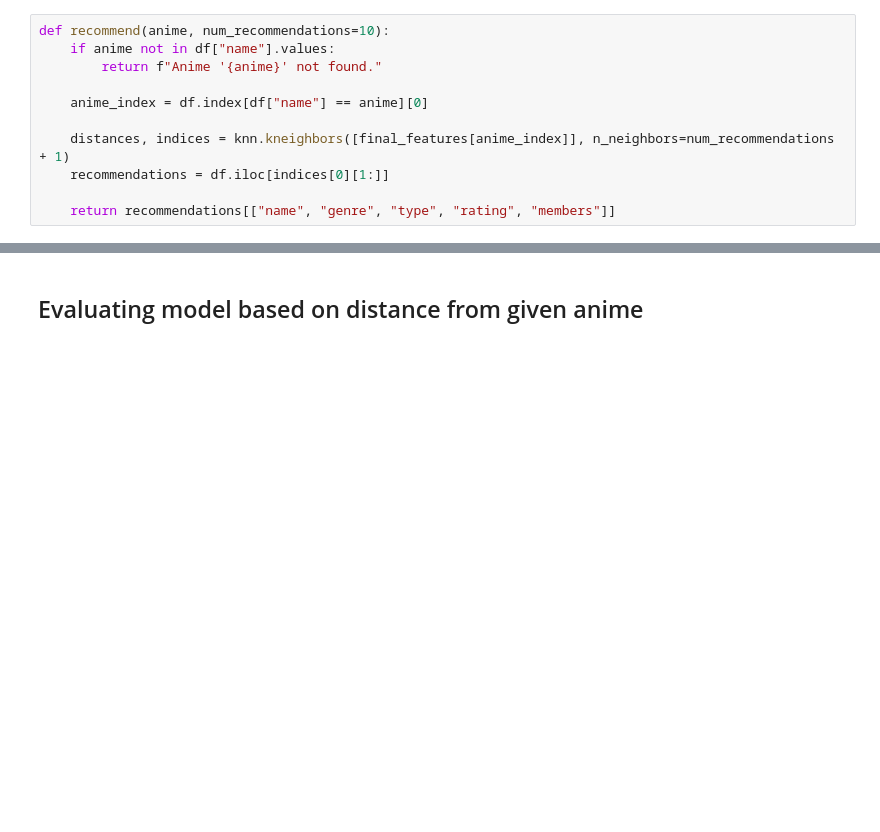
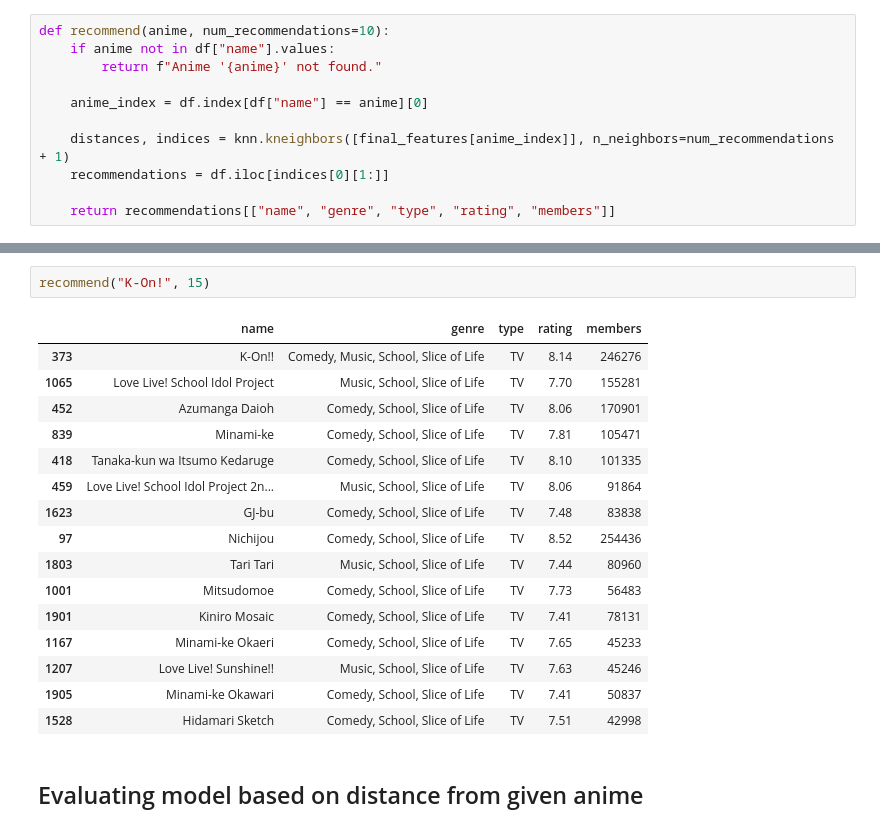
Before and after one commit to bhardwajharsh07/Anime-Recommendation-System, a Jupyter notebook: Anime_Recommendation_System.ipynb, the cells around one changed output, grey strips where cells are left out. Drawn from its saved outputs; the diff is of its cells as text; blank space fills up the shorter version.

```diff
--- a/Anime_Recommendation_System.ipynb
+++ b/Anime_Recommendation_System.ipynb
@@ -392,3 +424,22 @@ recommend("One Piece", 5)
+# %%
+recommend("K-On!", 15)
+# %% [output]
+|  | name | genre | type | rating | members |
+| 373 | K-On!! | Comedy, Music, School, Slice of Life | TV | 8.14 | 246276 |
+| 1065 | Love Live! School Idol Project | Music, School, Slice of Life | TV | 7.70 | 155281 |
+| 452 | Azumanga Daioh | Comedy, School, Slice of Life | TV | 8.06 | 170901 |
+| 839 | Minami-ke | Comedy, School, Slice of Life | TV | 7.81 | 105471 |
+| 418 | Tanaka-kun wa Itsumo Kedaruge | Comedy, School, Slice of Life | TV | 8.10 | 101335 |
+| 459 | Love Live! School Idol Project 2n... | Music, School, Slice of Life | TV | 8.06 | 91864 |
+| 1623 | GJ-bu | Comedy, School, Slice of Life | TV | 7.48 | 83838 |
+| 97 | Nichijou | Comedy, School, Slice of Life | TV | 8.52 | 254436 |
+| 1803 | Tari Tari | Music, School, Slice of Life | TV | 7.44 | 80960 |
+| 1001 | Mitsudomoe | Comedy, School, Slice of Life | TV | 7.73 | 56483 |
+| 1901 | Kiniro Mosaic | Comedy, School, Slice of Life | TV | 7.41 | 78131 |
+| 1167 | Minami-ke Okaeri | Comedy, School, Slice of Life | TV | 7.65 | 45233 |
+| 1207 | Love Live! Sunshine!! | Music, School, Slice of Life | TV | 7.63 | 45246 |
+| 1905 | Minami-ke Okawari | Comedy, School, Slice of Life | TV | 7.41 | 50837 |
+| 1528 | Hidamari Sketch | Comedy, School, Slice of Life | TV | 7.51 | 42998 |
 # %% [markdown]
 ## Evaluating model based on distance from given anime
 # %%
```
Also changed, not shown: parts of 6 cells of this notebook.
